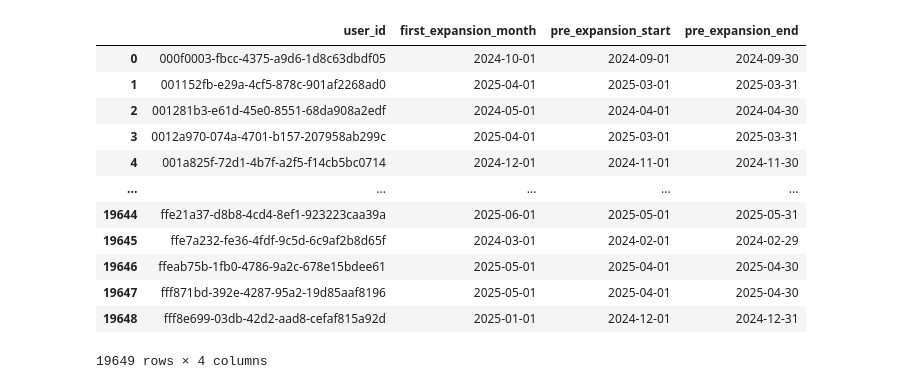
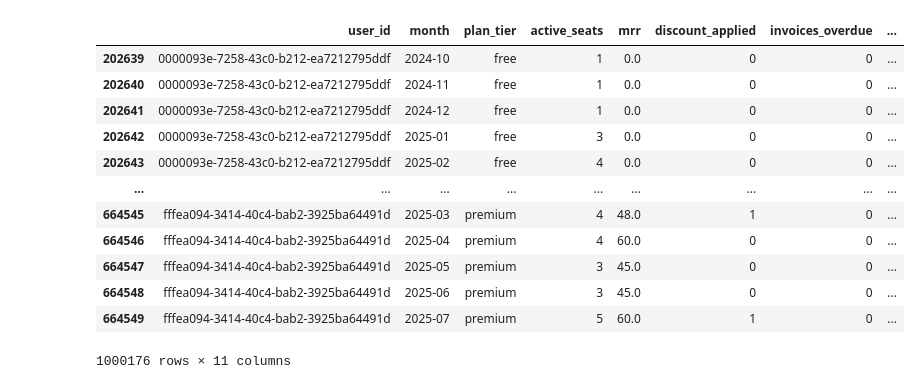
Before and after one commit to Pen-Clock/datathon, a Jupyter notebook: expansion_cleaning.ipynb, the cells around one changed output. Cells and saved outputs as stored; diff of their text form; code cells hidden in the pictures.

```diff
--- a/expansion_cleaning.ipynb
+++ b/expansion_cleaning.ipynb
@@ -109,21 +34,5 @@ first_expansion_dates["first_expansion_month"] = pd.to_datetime(first_expansion_
 # The pre-expansion window is simply the prior calendar month
 first_expansion_dates["pre_expansion_start"] = (first_expansion_dates["first_expansion_month"] - pd.offsets.MonthBegin(1))
 first_expansion_dates["pre_expansion_end"]   = (first_expansion_dates["first_expansion_month"] - pd.offsets.MonthEnd(1))
-# %%
-first_expansion_dates
-# %% [output]
-|  | user_id | first_expansion_month | pre_expansion_start | pre_expansion_end |
-| 0 | 000f0003-fbcc-4375-a9d6-1d8c63dbdf05 | 2024-10-01 | 2024-09-01 | 2024-09-30 |
-| 1 | 001152fb-e29a-4cf5-878c-901af2268ad0 | 2025-04-01 | 2025-03-01 | 2025-03-31 |
-| 2 | 001281b3-e61d-45e0-8551-68da908a2edf | 2024-05-01 | 2024-04-01 | 2024-04-30 |
-| 3 | 0012a970-074a-4701-b157-207958ab299c | 2025-04-01 | 2025-03-01 | 2025-03-31 |
-| 4 | 001a825f-72d1-4b7f-a2f5-f14cb5bc0714 | 2024-12-01 | 2024-11-01 | 2024-11-30 |
-| ... | ... | ... | ... | ... |
-| 19644 | ffe21a37-d8b8-4cd4-8ef1-923223caa39a | 2025-06-01 | 2025-05-01 | 2025-05-31 |
-| 19645 | ffe7a232-fe36-4fdf-9c5d-6c9af2b8d65f | 2024-03-01 | 2024-02-01 | 2024-02-29 |
-| 19646 | ffeab75b-1fb0-4786-9a2c-678e15bdee61 | 2025-05-01 | 2025-04-01 | 2025-04-30 |
-| 19647 | fff871bd-392e-4287-95a2-19d85aaf8196 | 2025-05-01 | 2025-04-01 | 2025-04-30 |
-| 19648 | fff8e699-03db-42d2-aad8-cefaf815a92d | 2025-01-01 | 2024-12-01 | 2024-12-31 |
-19649 rows × 4 columns
 # %%
 final_control_group['signup_date'] = pd.to_datetime(final_control_group['signup_date'])
@@ -136,0 +45,16 @@ final_control_dates['observation_end']   = final_control_dates['signup_date'] +
+# %%
+billing
+# %% [output]
+|  | user_id | month | plan_tier | active_seats | mrr | discount_applied | invoices_overdue | ... |
+| 202639 | 0000093e-7258-43c0-b212-ea7212795ddf | 2024-10 | free | 1 | 0.0 | 0 | 0 | ... |
+| 202640 | 0000093e-7258-43c0-b212-ea7212795ddf | 2024-11 | free | 1 | 0.0 | 0 | 0 | ... |
+| 202641 | 0000093e-7258-43c0-b212-ea7212795ddf | 2024-12 | free | 1 | 0.0 | 0 | 0 | ... |
+| 202642 | 0000093e-7258-43c0-b212-ea7212795ddf | 2025-01 | free | 3 | 0.0 | 0 | 0 | ... |
+| 202643 | 0000093e-7258-43c0-b212-ea7212795ddf | 2025-02 | free | 4 | 0.0 | 0 | 0 | ... |
+| ... | ... | ... | ... | ... | ... | ... | ... | ... |
+| 664545 | fffea094-3414-40c4-bab2-3925ba64491d | 2025-03 | premium | 4 | 48.0 | 1 | 0 | ... |
+| 664546 | fffea094-3414-40c4-bab2-3925ba64491d | 2025-04 | premium | 4 | 60.0 | 0 | 0 | ... |
+| 664547 | fffea094-3414-40c4-bab2-3925ba64491d | 2025-05 | premium | 3 | 45.0 | 0 | 0 | ... |
+| 664548 | fffea094-3414-40c4-bab2-3925ba64491d | 2025-06 | premium | 3 | 45.0 | 0 | 0 | ... |
+| 664549 | fffea094-3414-40c4-bab2-3925ba64491d | 2025-07 | premium | 5 | 60.0 | 1 | 0 | ... |
+1000176 rows × 11 columns
```
Also changed, not shown: parts of 11 cells of this notebook, 6 other files.
